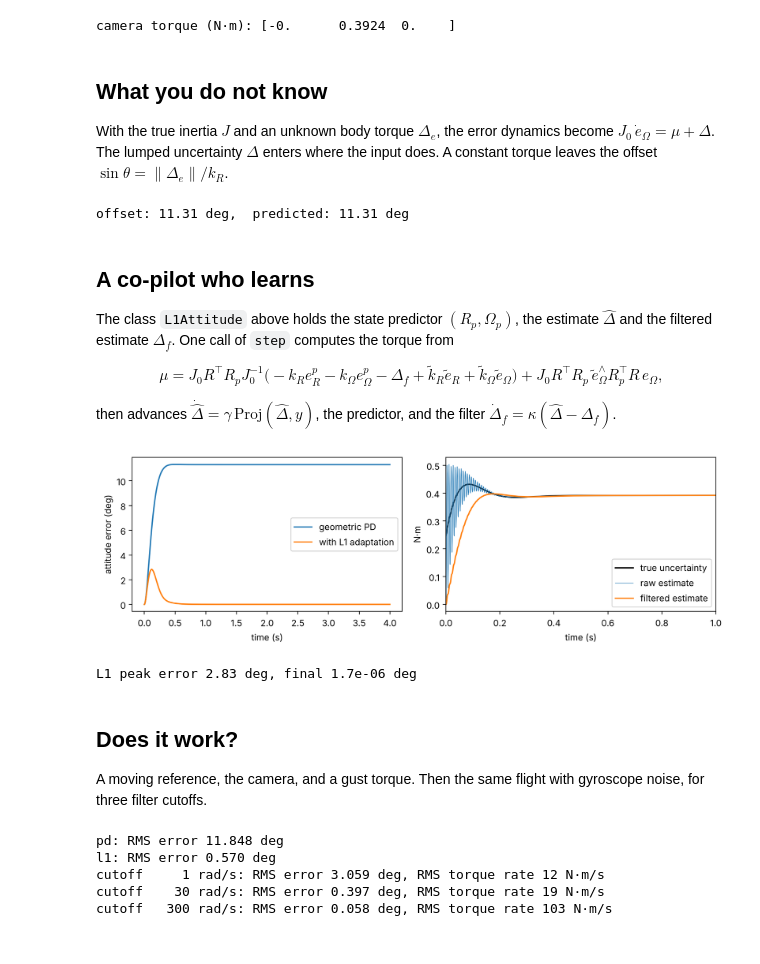
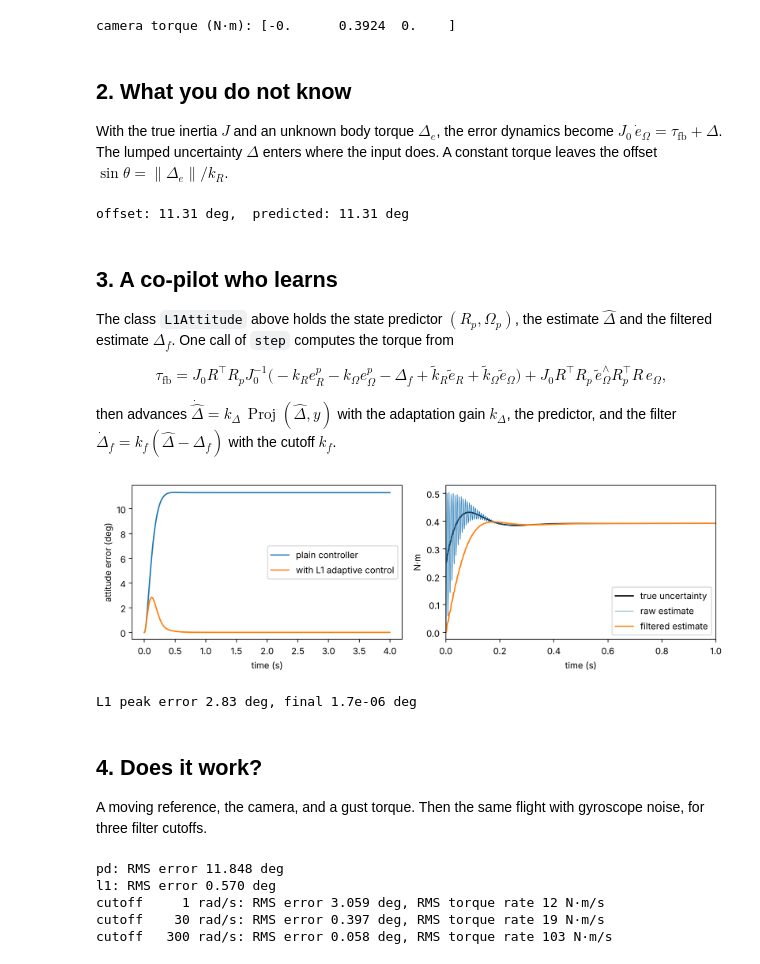
Before and after one commit to sir-avinash/lie-interpretation-book, a Jupyter notebook: notebooks/ch08_adaptive_safety.ipynb, the cells around one changed output. Saved outputs shown, nothing was run; the diff lists cells and outputs as text; code cells hidden in the pictures.

```diff
--- a/notebooks/ch08_adaptive_safety.ipynb
+++ b/notebooks/ch08_adaptive_safety.ipynb
@@ -69,20 +69,20 @@ print("camera torque (N·m):", DELTA_CAM)
 
 
 def feedforward(R, Om, Rd, Omd, Omd_dot, J):
-    """Om x J Om - J (hat(Om) R^T Rd Omd - R^T Rd Omd_dot): cancels everything but the PD term."""
+    """Om x J Om - J (Om x R^T Rd Omd - R^T Rd Omd_dot): cancels everything but the feedback part."""
     return np.cross(Om, J @ Om) - J @ (hat(Om) @ R.T @ Rd @ Omd - R.T @ Rd @ Omd_dot)
 
-def pd_torque(R, Om, Rd, Omd, Omd_dot, J=J0, kR=K_R, kOm=K_OM):
-    """Geometric PD with feedforward, equation (eq8-pd)."""
-    mu = -kR * e_R(R, Rd) - kOm * e_Omega(R, Om, Rd, Omd)
-    return mu + feedforward(R, Om, Rd, Omd, Omd_dot, J), mu
+def pd_torque(R, Om, Rd, Omd, Omd_dot, J=J0, k_R=K_R, k_Omega=K_OM):
+    """The plain controller, equation (eq8-pd). Returns the torque and its feedback part."""
+    tau_fb = -k_R * e_R(R, Rd) - k_Omega * e_Omega(R, Om, Rd, Omd)
+    return tau_fb + feedforward(R, Om, Rd, Omd, Omd_dot, J), tau_fb
 
-def lumped_uncertainty(R, Om, Rd, Omd, Omd_dot, mu, Delta_e, J=J_TRUE, Jn=J0):
-    """Delta of (eq8-lumped): J0 e_Omega_dot = mu + Delta."""
+def lumped_uncertainty(R, Om, Rd, Omd, Omd_dot, tau_fb, Delta_e, J=J_TRUE, Jn=J0):
+    """Delta of (eq8-lumped): J0 e_Omega_dot = tau_fb + Delta."""
     acc = hat(Om) @ R.T @ Rd @ Omd - R.T @ Rd @ Omd_dot
     Delta_m = -np.cross(Om, (J - Jn) @ Om) + (J - Jn) @ acc
     JJ = Jn @ np.linalg.inv(J)
-    return (JJ - I3) @ mu + JJ @ (Delta_m + Delta_e)
+    return (JJ - I3) @ tau_fb + JJ @ (Delta_m + Delta_e)
 
 def ref_hover(t):
     return I3, np.zeros(3), np.zeros(3)
@@ -122,9 +122,9 @@ def dist_camera_gust(t):
 # %% [output]
 camera torque (N·m): [-0.      0.3924  0.    ]
 # %% [markdown]
-## What you do not know
+## 2. What you do not know
 
-With the true inertia $J$ and an unknown body torque $\Delta_e$, the error dynamics become $J_0\,\dot e_\Omega = \mu + \Delta$. The lumped uncertainty $\Delta$ enters where the input does. A constant torque leaves the offset $\sin\theta = \|\Delta_e\| / k_R$.
+With the true inertia $J$ and an unknown body torque $\Delta_e$, the error dynamics become $J_0\,\dot e_\Omega = \tau_{\mathrm{fb}} + \Delta$. The lumped uncertainty $\Delta$ enters where the input does. A constant torque leaves the offset $\sin\theta = \|\Delta_e\| / k_R$.
 # %%
 def proj(theta, y, bound, eps=0.1):
     """Smooth projection of Lavretsky and Gibson: acts for |theta| > bound / sqrt(1 + eps), keeps |theta| <= bound."""
@@ -265,30 +265,30 @@ print(f"offset: {np.degrees(o_pd['angle'][-1]):.2f} deg,  "
 # %% [output]
 offset: 11.31 deg,  predicted: 11.31 deg
 # %% [markdown]
-## A co-pilot who learns
+## 3. A co-pilot who learns
 
 The class `L1Attitude` above holds the state predictor $(R_p, \Omega_p)$, the estimate $\hat\Delta$ and the filtered estimate $\Delta_f$. One call of `step` computes the torque from
 
-$$\mu = J_0 R^\top R_p J_0^{-1}\big(-k_R e_R^p - k_\Omega e_\Omega^p - \Delta_f + \tilde k_R\tilde e_R + \tilde k_\Omega\tilde e_\Omega\big) + J_0 R^\top R_p\,\tilde e_\Omega^\wedge R_p^\top R\,e_\Omega,$$
+$$\tau_{\mathrm{fb}} = J_0 R^\top R_p J_0^{-1}\big(-k_R e_R^p - k_\Omega e_\Omega^p - \Delta_f + \tilde k_R\tilde e_R + \tilde k_\Omega\tilde e_\Omega\big) + J_0 R^\top R_p\,\tilde e_\Omega^\wedge R_p^\top R\,e_\Omega,$$
 
-then advances $\dot{\hat\Delta} = \gamma\,\mathrm{Proj}(\hat\Delta, y)$, the predictor, and the filter $\dot\Delta_f = \kappa(\hat\Delta - \Delta_f)$.
+then advances $\dot{\hat\Delta} = k_\Delta\,\operatorname{Proj}(\hat\Delta, y)$ with the adaptation gain $k_\Delta$, the predictor, and the filter $\dot\Delta_f = k_f(\hat\Delta - \Delta_f)$ with the cutoff $k_f$.
 # %%
 o_l1 = run_attitude("l1", ref_hover, dist_camera, 4.0)
 fig, ax = plt.subplots(1, 2, figsize=(10, 3.2))
-ax[0].plot(o_pd["t"], np.degrees(o_pd["angle"]), label="geometric PD")
-ax[0].plot(o_l1["t"], np.degrees(o_l1["angle"]), label="with L1 adaptation")
+ax[0].plot(o_pd["t"], np.degrees(o_pd["angle"]), label="plain controller")
+ax[0].plot(o_l1["t"], np.degrees(o_l1["angle"]), label="with L1 adaptive control")
 ax[0].set_xlabel("time (s)"); ax[0].set_ylabel("attitude error (deg)"); ax[0].legend()
 ax[1].plot(o_l1["t"], o_l1["Delta"][:, 1], "k", label="true uncertainty")
 ax[1].plot(o_l1["t"], o_l1["Dhat"][:, 1], lw=0.6, label="raw estimate")
 ax[1].plot(o_l1["t"], o_l1["Df"][:, 1], label="filtered estimate")
 ax[1].set_xlim(0, 1); ax[1].set_xlabel("time (s)"); ax[1].set_ylabel("N·m"); ax[1].legend()
 plt.tight_layout(); plt.show()
 print(f"L1 peak error {np.degrees(o_l1['angle'].max()):.2f} deg, final {np.degrees(o_l1['angle'][-1]):.1e} deg")
 # %% [output]
-[figure, old version]
+[figure, new version]
 L1 peak error 2.83 deg, final 1.7e-06 deg
 # %% [markdown]
-## Does it work?
+## 4. Does it work?
 
 A moving reference, the camera, and a gust torque. Then the same flight with gyroscope noise, for three filter cutoffs.
 # %%
```
Also changed, not shown: parts of 8 cells of this notebook, 42 other files.
